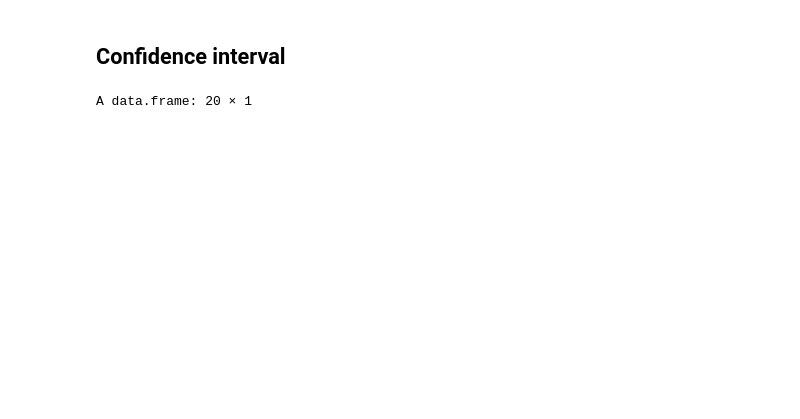
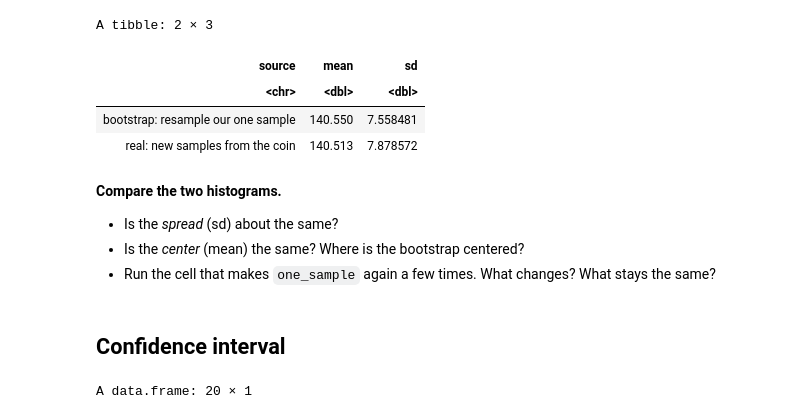
Before and after one commit to UNC-DATA-730/lecture-notebooks, a Jupyter notebook: 07-bootstrap-resampling/lectures/live-session.ipynb, the cells around one changed output. Drawn from its saved outputs; the diff is of its cells as text; code cells hidden in the pictures; blank space fills up the shorter version.

```diff
--- a/07-bootstrap-resampling/lectures/live-session.ipynb
+++ b/07-bootstrap-resampling/lectures/live-session.ipynb
@@ -16,3 +56,19 @@ library('purrr')
+# %%
+both |>
+    group_by(source) |>
+    summarize(mean = mean(n_heads), sd = sd(n_heads))
+# %% [output]
+A tibble: 2 × 3
+| source | mean | sd |
+| <chr> | <dbl> | <dbl> |
+| bootstrap: resample our one sample | 140.550 | 7.558481 |
+| real: new samples from the coin | 140.513 | 7.878572 |
+# %% [markdown]
+**Compare the two histograms.**
+
+- Is the *spread* (sd) about the same?
+- Is the *center* (mean) the same? Where is the bootstrap centered?
+- Run the cell that makes `one_sample` again a few times. What changes? What stays the same?
 # %% [markdown]
 ## Confidence interval
 # %%
```
Also changed, not shown: parts of 10 cells of this notebook, 1 other file.
